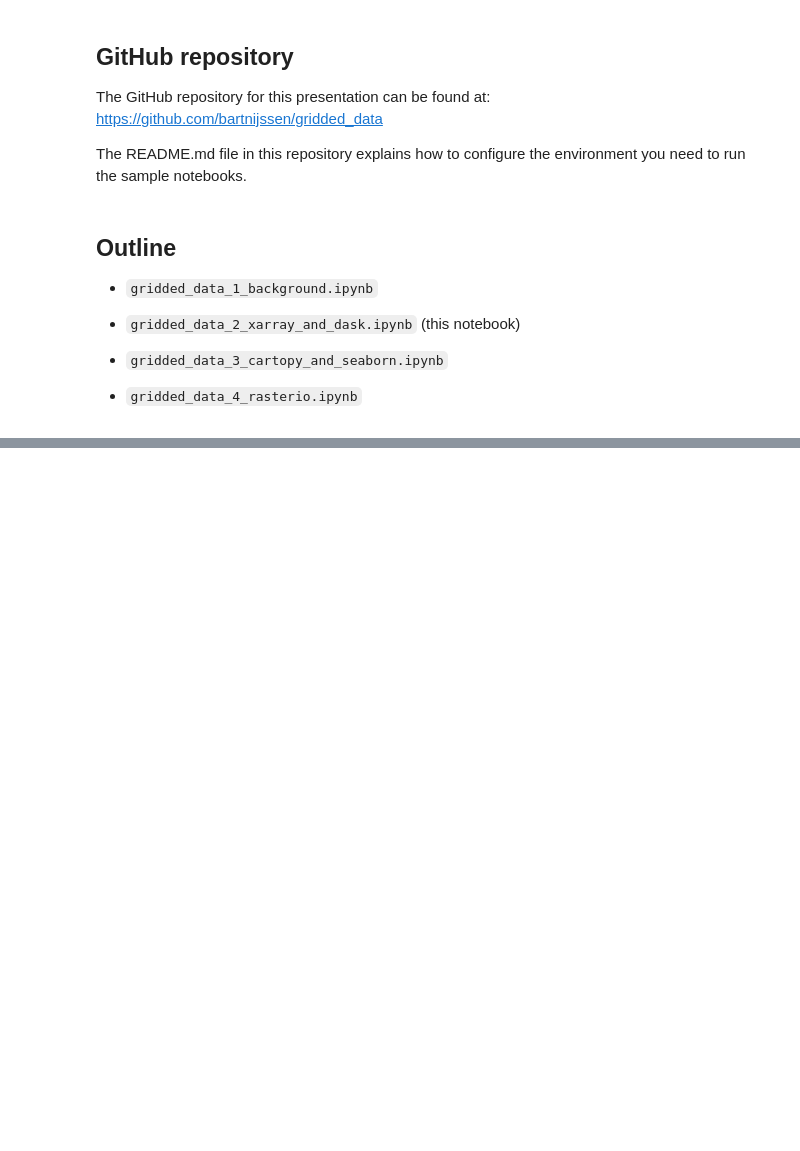
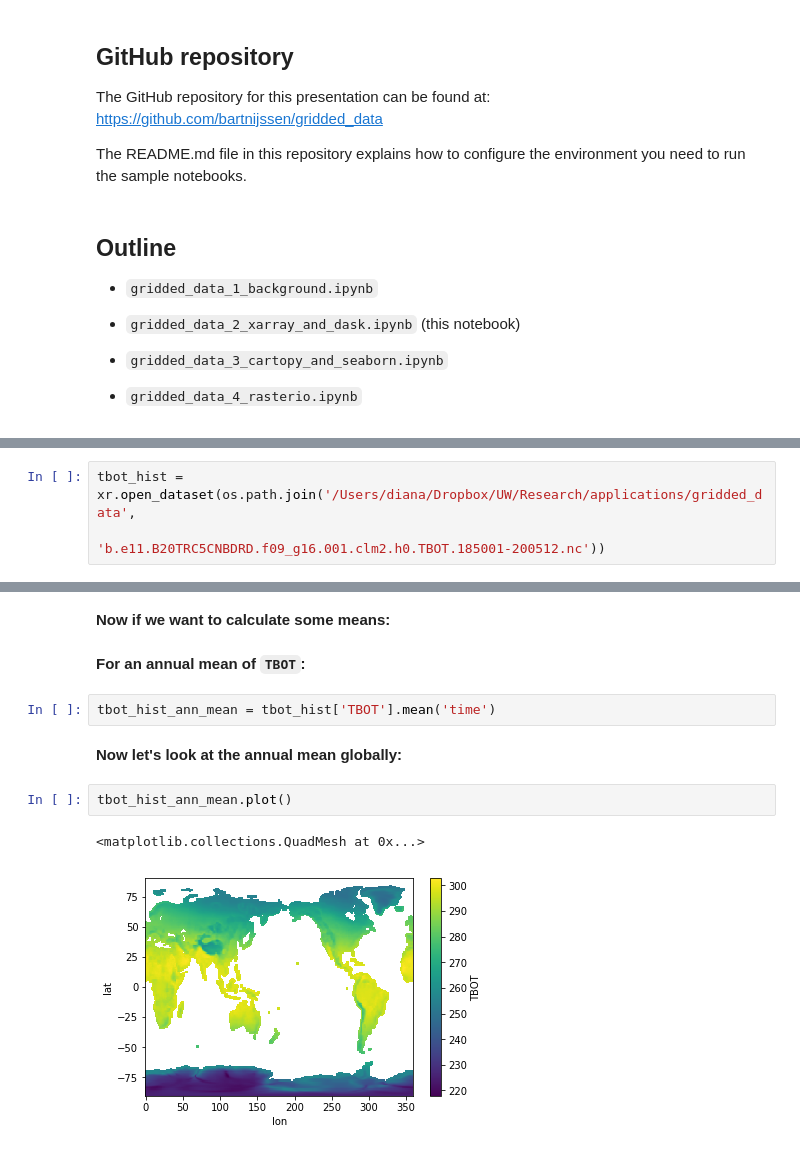
Before and after one commit to waterhackweek/gridded_data, a Jupyter notebook: gridded_data_2_xarray_and_dask.ipynb, the cells around one changed output, grey strips where cells are left out. Drawn from its saved outputs; the diff is of its cells as text; blank space fills up the shorter version.

```diff
--- a/gridded_data_2_xarray_and_dask.ipynb
+++ b/gridded_data_2_xarray_and_dask.ipynb
@@ -27,0 +48,3 @@ The README.md file in this repository explains how to configure the environment
+# %%
+tbot_hist = xr.open_dataset(os.path.join('/Users/diana/Dropbox/UW/Research/applications/gridded_data',
+                                         'b.e11.B20TRC5CNBDRD.f09_g16.001.clm2.h0.TBOT.185001-200512.nc'))
@@ -27,0 +146,13 @@ The README.md file in this repository explains how to configure the environment
+# %% [markdown]
+__Now if we want to calculate some means:__
+# %% [markdown]
+__For an annual mean of `TBOT`:__
+# %%
+tbot_hist_ann_mean = tbot_hist['TBOT'].mean('time')
+# %% [markdown]
+__Now let's look at the annual mean globally:__
+# %%
+tbot_hist_ann_mean.plot()
+# %% [output]
+<matplotlib.collections.QuadMesh at 0x...>
+[figure, added]
```
Also changed, not shown: parts of 23 cells of this notebook.
